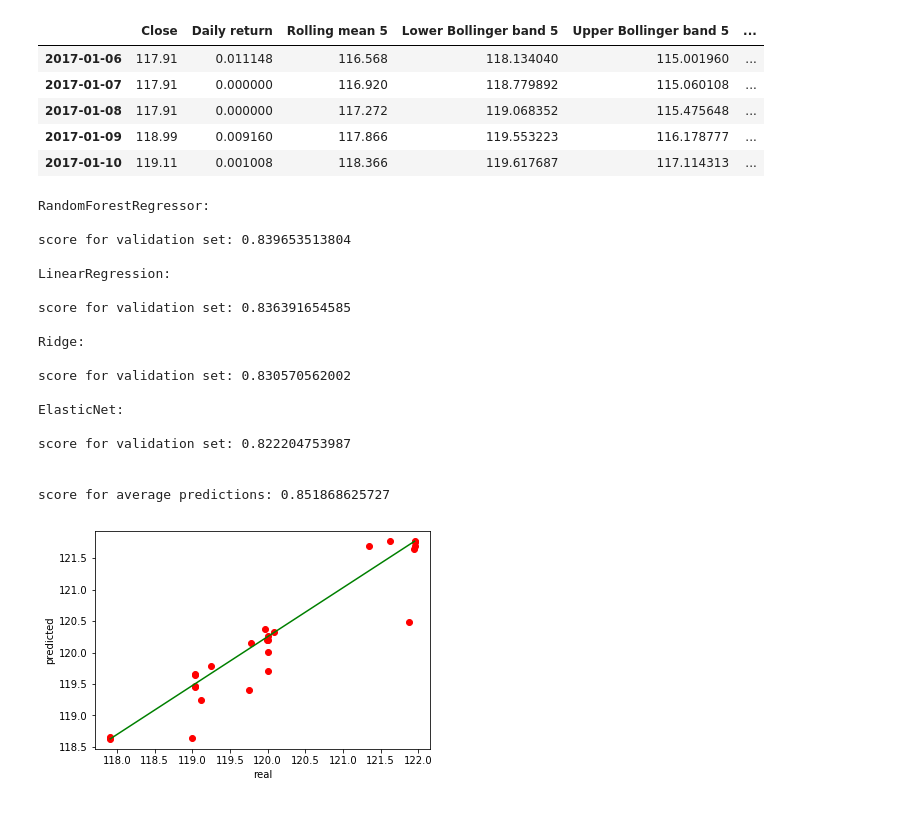
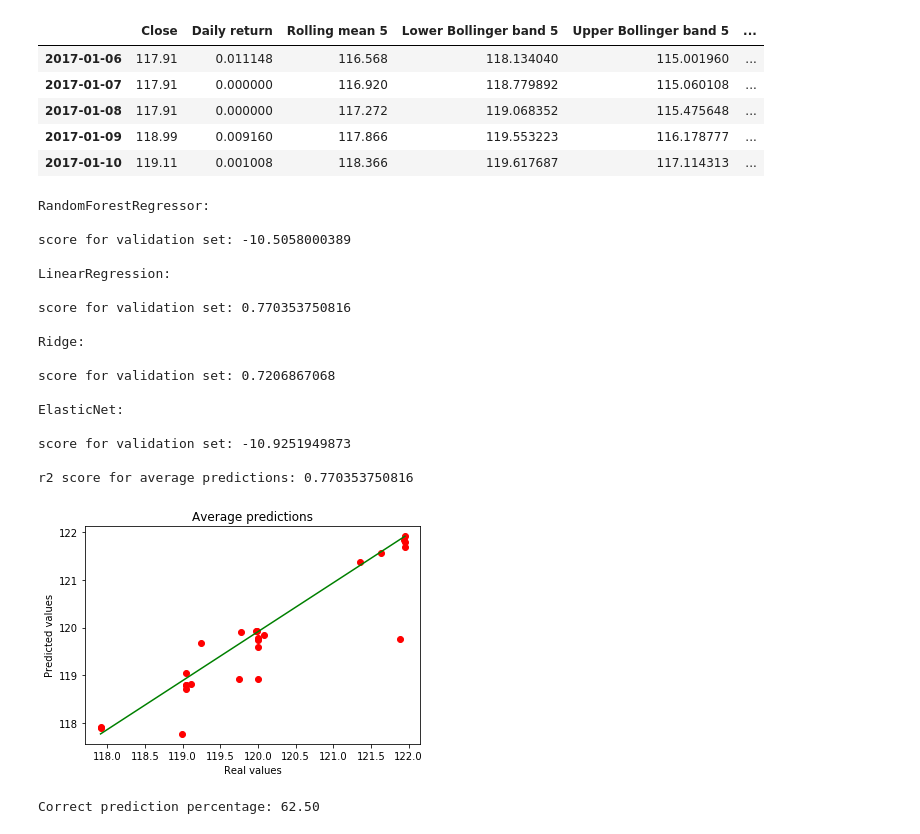
Before and after one commit to iamandicip/ml_projects, a Jupyter notebook: capstone_project/stock_market_forecast.ipynb, the cells around one changed output. Drawn from its saved outputs; the diff is of its cells as text; code cells hidden in the pictures.

```diff
--- a/capstone_project/stock_market_forecast.ipynb
+++ b/capstone_project/stock_market_forecast.ipynb
@@ -185,8 +185,15 @@ Testing set has 8 samples.
 # %%
-def plot_predictions(y, y_hat):
+def plot_predictions(title, y, y_hat):
+    pl.title(title)
     pl.plot(y, y_hat, 'ro')
     pl.plot([np.amin(y), np.amax(y)],[np.amin(y_hat), np.amax(y_hat)], 'g-')
-    pl.xlabel('real')
-    pl.ylabel('predicted')
+    pl.xlabel('Real values')
+    pl.ylabel('Predicted values')
     pl.show()
+# %%
+from sklearn.model_selection import cross_val_score
+
+def print_cross_val_accuracy(est, X, y):
+    scores = cross_val_score(pip, X, y)
+    print('cross validation accuracy: %0.2f (+/- %0.2f)' % (scores.mean(), scores.std() * 2))
 # %%
@@ -279,12 +271,12 @@ score for test set: 0.851652913062
 symbol = tickers[0]
 window = 5
 look_ahead = 1
-start_date = datetime.datetime(2017, 1, 1)
-end_date = datetime.datetime(2017, 1, 31)
+valid_start_date = datetime.datetime(2017, 1, 1)
+valid_end_date = datetime.datetime(2017, 1, 31)
 
-dataset = su.preprocess_data(symbol, window, look_ahead, start_date, end_date)
+valid_dataset = su.preprocess_data(symbol, window, look_ahead, valid_start_date, valid_end_date)
 
-dataset.head()
+valid_dataset.head()
 # %% [output]
 |  | Close | Daily return | Rolling mean 5 | Lower Bollinger band 5 | Upper Bollinger band 5 | ... |
 | 2017-01-06 | 117.91 | 0.011148 | 116.568 | 118.134040 | 115.001960 | ... |
@@ -294,49 +286,71 @@ dataset.head()
 | 2017-01-10 | 119.11 | 0.001008 | 118.366 | 119.617687 | 117.114313 | ... |
 # %%
 from sklearn.metrics import r2_score
+from sklearn.metrics import mean_squared_error
 
-validation_data = dataset.drop(labels=['UpDown', 'Future Price'], axis=1)
-validation_target = dataset['Future Price']
+validation_data = valid_dataset.drop(labels=['UpDown', 'Future Price'], axis=1)
+validation_target = valid_dataset['Future Price']
 
 predictions = []
 
 for reg in [reg_A, reg_B, reg_C, reg_D]:
-    class_name = reg.__class__.__name__
+    class_name = reg.named_steps['reg'].__class__.__name__
 
     print ("\n{0}: \n".format(class_name))
 
     validation_pred = reg.predict(validation_data)
 
-    print('score for validation set: {0}'.format(reg.score(validation_data, validation_target)))
+    score = reg.score(validation_data, validation_target)
+    print('score for validation set: {0}'.format(score))
 
-    predictions.append(validation_pred)
+    #we want to keep only usable predictions
+    if score > 0.75:
+        predictions.append(validation_pred)
+#         plot_predictions(class_name, validation_target, validation_pred)
 
 average_predictions = np.zeros(validation_target.shape[0])
 
 for p in predictions:
     average_predictions += p
 
 average_predictions /= len(predictions)
 
-print('\n\nscore for average predictions: {0}'.format(r2_score(validation_target, average_predictions)))
-plot_predictions(validation_target, average_predictions)
+print('\nr2 score for average predictions: {0}'.format(r2_score(validation_target, average_predictions)))
+# print('\nmean squared error for average predictions: {0}'.format(mean_squared_error(validation_target, average_predictions)))
+
+plot_predictions('Average predictions', validation_target, average_predictions)
 # %% [output]
 RandomForestRegressor:
 
-score for validation set: 0.839653513804
+score for validation set: -10.5058000389
 
 LinearRegression:
 
-score for validation set: 0.836391654585
+score for validation set: 0.770353750816
 
 Ridge:
 
-score for validation set: 0.830570562002
+score for validation set: 0.7206867068
 
 ElasticNet:
 
-score for validation set: 0.822204753987
+score for validation set: -10.9251949873
 
-
-score for average predictions: 0.851868625727
+r2 score for average predictions: 0.770353750816
-[figure, old version]
+[figure, new version]
+# %%
+def up_or_down(x):
+    diff = np.roll(x, -1) - x
+    ud = [1 if v > 0 else 0 for v in diff]
+    return np.array(ud[:-1])
+
+ud_real = up_or_down(validation_target.values)
+ud_predicted = up_or_down(average_predictions)
+
+t = np.vstack((ud_real, ud_predicted))
+total_predictions = ud_real.shape[0]
+correct_predictions = len(np.where(t[0] == t[1])[0])
+
+print('Correct prediction percentage: {0:.2f}'.format((float(correct_predictions) / total_predictions) * 100))
+# %% [output]
+Correct prediction percentage: 62.50
```
Also changed, not shown: parts of 2 cells of this notebook.
